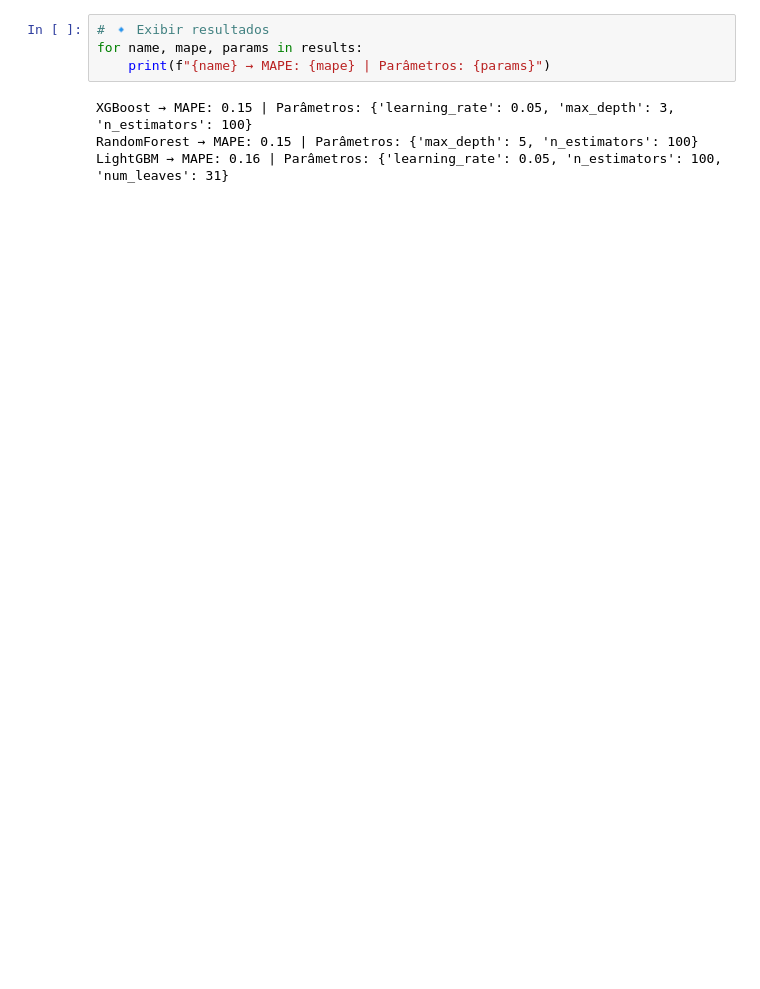
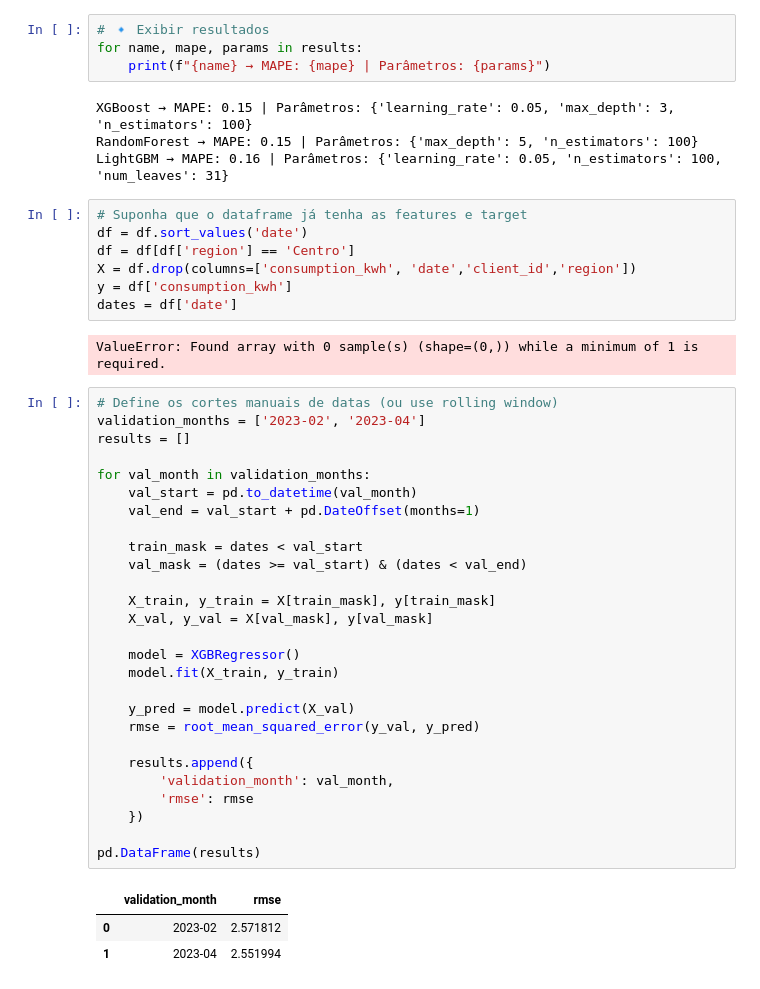
Before and after one commit to JATafarelo/consumo_energetico, a Jupyter notebook: models/previsao_consumo/teste_modelos.ipynb, the cells around one changed output. Cells and saved outputs as stored; diff of their text form; blank space fills up the shorter version.

```diff
--- a/models/previsao_consumo/teste_modelos.ipynb
+++ b/models/previsao_consumo/teste_modelos.ipynb
@@ -340,3 +340,43 @@ for name, mape, params in results:
 XGBoost → MAPE: 0.15 | Parâmetros: {'learning_rate': 0.05, 'max_depth': 3, 'n_estimators': 100}
 RandomForest → MAPE: 0.15 | Parâmetros: {'max_depth': 5, 'n_estimators': 100}
 LightGBM → MAPE: 0.16 | Parâmetros: {'learning_rate': 0.05, 'n_estimators': 100, 'num_leaves': 31}
+# %%
+# Suponha que o dataframe já tenha as features e target
+df = df.sort_values('date')
+df = df[df['region'] == 'Centro']
+X = df.drop(columns=['consumption_kwh', 'date','client_id','region'])
+y = df['consumption_kwh']
+dates = df['date']
+# %% [output]
+ValueError: Found array with 0 sample(s) (shape=(0,)) while a minimum of 1 is required.
+# %%
+# Define os cortes manuais de datas (ou use rolling window)
+validation_months = ['2023-02', '2023-04']
+results = []
+
+for val_month in validation_months:
+    val_start = pd.to_datetime(val_month)
+    val_end = val_start + pd.DateOffset(months=1)
+
+    train_mask = dates < val_start
+    val_mask = (dates >= val_start) & (dates < val_end)
+
+    X_train, y_train = X[train_mask], y[train_mask]
+    X_val, y_val = X[val_mask], y[val_mask]
+
+    model = XGBRegressor()
+    model.fit(X_train, y_train)
+
+    y_pred = model.predict(X_val)
+    rmse = root_mean_squared_error(y_val, y_pred)
+
+    results.append({
+        'validation_month': val_month,
+        'rmse': rmse
+    })
+
+pd.DataFrame(results)
+# %% [output]
+|  | validation_month | rmse |
+| 0 | 2023-02 | 2.571812 |
+| 1 | 2023-04 | 2.551994 |
```
Also changed, not shown: parts of 2 cells of this notebook, 6 other files.
